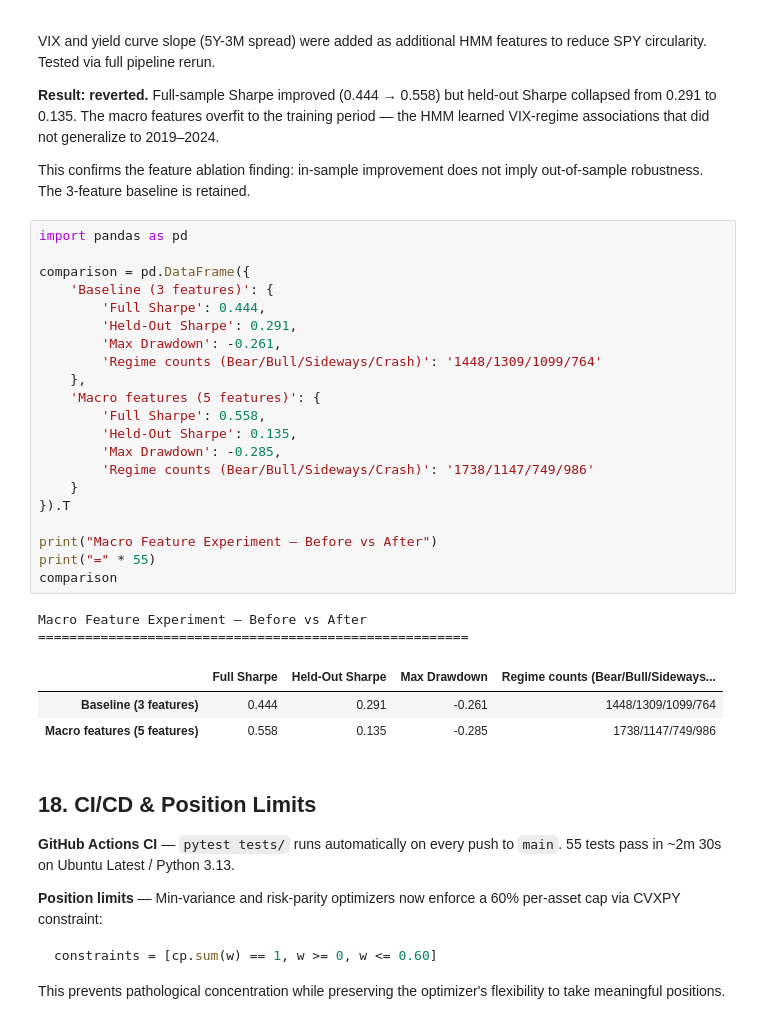
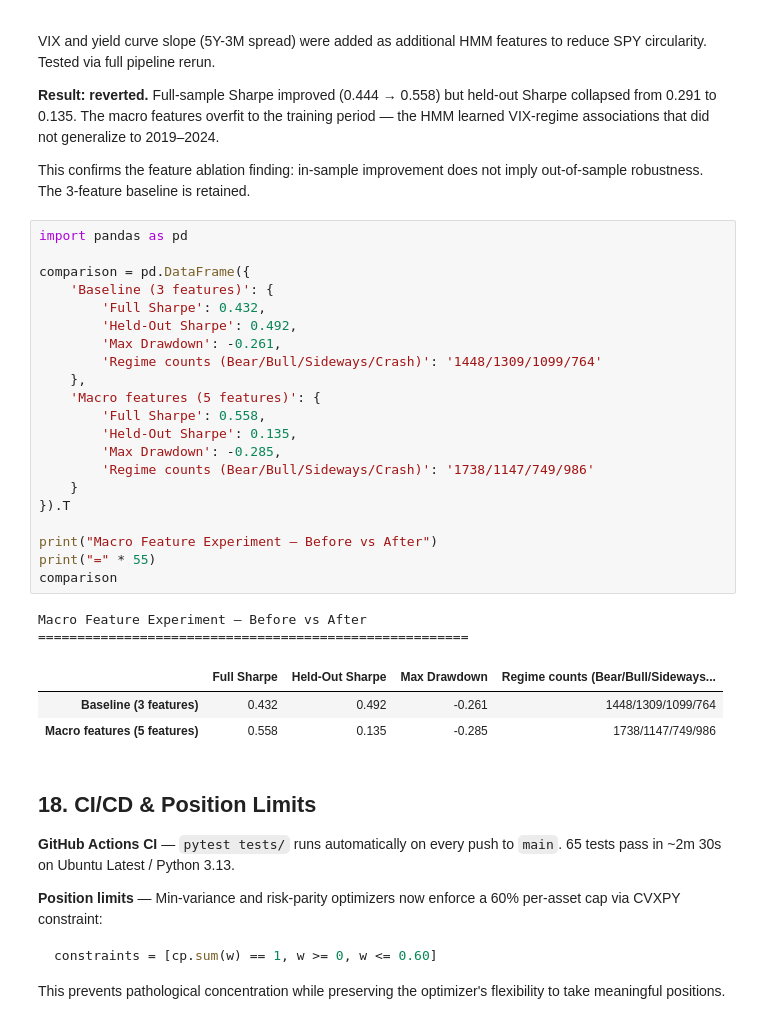
Before and after one commit to AbdelkrimCode/regime-adaptive-portfolio, a Jupyter notebook: notebooks/exploration.ipynb, the cells around one changed output. Saved outputs shown, nothing was run; the diff lists cells and outputs as text.

````diff
--- a/notebooks/exploration.ipynb
+++ b/notebooks/exploration.ipynb
@@ -741,34 +747,34 @@ This confirms the feature ablation finding: in-sample improvement does not imply
 # %%
 import pandas as pd
 
 comparison = pd.DataFrame({
     'Baseline (3 features)': {
-        'Full Sharpe': 0.444,
-        'Held-Out Sharpe': 0.291,
+        'Full Sharpe': 0.432,
+        'Held-Out Sharpe': 0.492,
         'Max Drawdown': -0.261,
         'Regime counts (Bear/Bull/Sideways/Crash)': '1448/1309/1099/764'
     },
     'Macro features (5 features)': {
         'Full Sharpe': 0.558,
         'Held-Out Sharpe': 0.135,
         'Max Drawdown': -0.285,
         'Regime counts (Bear/Bull/Sideways/Crash)': '1738/1147/749/986'
     }
 }).T
 
 print("Macro Feature Experiment — Before vs After")
 print("=" * 55)
 comparison
 # %% [output]
 Macro Feature Experiment — Before vs After
 =======================================================
 |  | Full Sharpe | Held-Out Sharpe | Max Drawdown | Regime counts (Bear/Bull/Sideways... |
-| Baseline (3 features) | 0.444 | 0.291 | -0.261 | 1448/1309/1099/764 |
+| Baseline (3 features) | 0.432 | 0.492 | -0.261 | 1448/1309/1099/764 |
 | Macro features (5 features) | 0.558 | 0.135 | -0.285 | 1738/1147/749/986 |
 # %% [markdown]
 ## 18. CI/CD & Position Limits
 
-**GitHub Actions CI** — `pytest tests/` runs automatically on every push to `main`. 55 tests pass in ~2m 30s on Ubuntu Latest / Python 3.13.
+**GitHub Actions CI** — `pytest tests/` runs automatically on every push to `main`. 65 tests pass in ~2m 30s on Ubuntu Latest / Python 3.13.
 
 **Position limits** — Min-variance and risk-parity optimizers now enforce a 60% per-asset cap via CVXPY constraint:
 ```python
````
Also changed, not shown: parts of 15 cells of this notebook.
